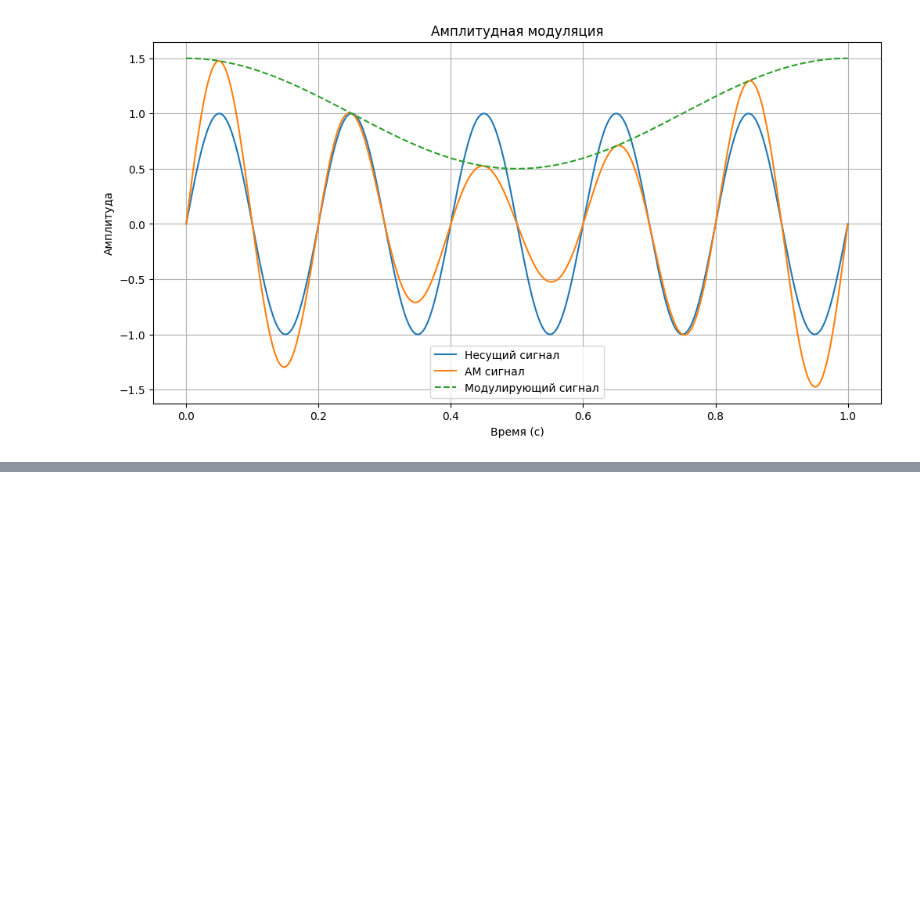
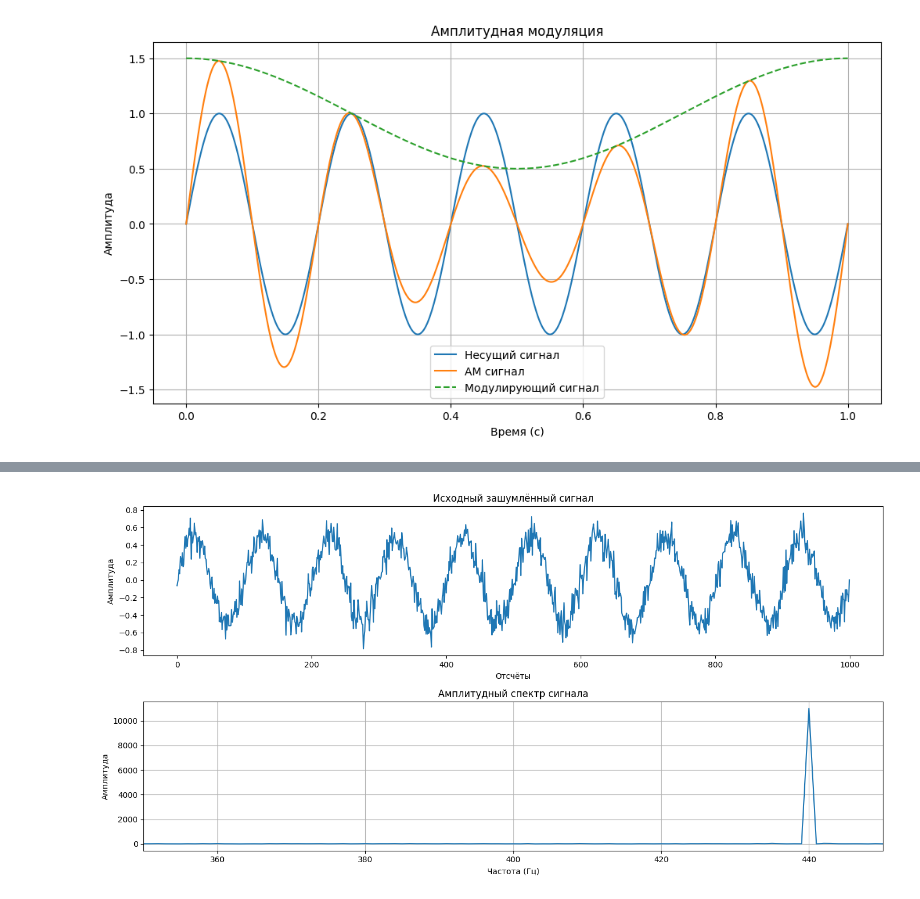
Before and after one commit to BuslaySt/Helmholz-Polymagnit, a Jupyter notebook: Sine.ipynb, the cells around one changed output, grey strips where cells are left out. Drawn from its saved outputs; the diff is of its cells as text; code cells hidden in the pictures; blank space fills up the shorter version.

```diff
--- a/Sine.ipynb
+++ b/Sine.ipynb
@@ -145,0 +296,54 @@ plt.show()
+# %%
+import numpy as np
+import matplotlib.pyplot as plt
+from scipy.io import wavfile  # если сигнал в wav формате
+
+# Пример генерации тестового сигнала (можно заменить на загрузку реального)
+def generate_test_signal():
+    fs = 44100  # частота дискретизации
+    t = np.linspace(0, 1, fs, False)  # временной массив
+    f = 440  # частота синусоиды (например, нота ля)
+    signal = 0.5 * np.sin(2 * np.pi * f * t)  # чистый сигнал
+
+    # Добавляем шум
+    noise = 0.1 * np.random.normal(0, 1, signal.shape)
+    noisy_signal = signal + noise
+    return noisy_signal, fs
+
+# Загрузка реального сигнала (если нужно)
+# fs, noisy_signal = wavfile.read('your_signal.wav')
+
+# Генерируем тестовый сигнал
+noisy_signal, fs = generate_test_signal()
+
+# Выполняем преобразование Фурье
+n = len(noisy_signal)
+f = np.fft.rfftfreq(n, 1/fs)  # частоты
+fft_result = np.fft.rfft(noisy_signal)  # прямое преобразование
+
+# Вычисляем амплитудный спектр
+amplitude = np.abs(fft_result)
+
+# Визуализация результатов
+plt.figure(figsize=(14, 7))
+
+# Исходный сигнал
+plt.subplot(2, 1, 1)
+plt.plot(noisy_signal[:1000])  # показываем первые 1000 точек
+plt.title('Исходный зашумлённый сигнал')
+plt.xlabel('Отсчёты')
+plt.ylabel('Амплитуда')
+
+# Спектр сигнала
+plt.subplot(2, 1, 2)
+plt.plot(f, amplitude)
+plt.title('Амплитудный спектр сигнала')
+plt.xlabel('Частота (Гц)')
+plt.ylabel('Амплитуда')
+plt.xlim(350, 450)  # ограничиваем по частоте для наглядности
+plt.grid()
+
+plt.tight_layout()
+plt.show()
+# %% [output]
+[figure, added]
```
Also changed, not shown: parts of 6 cells of this notebook.
